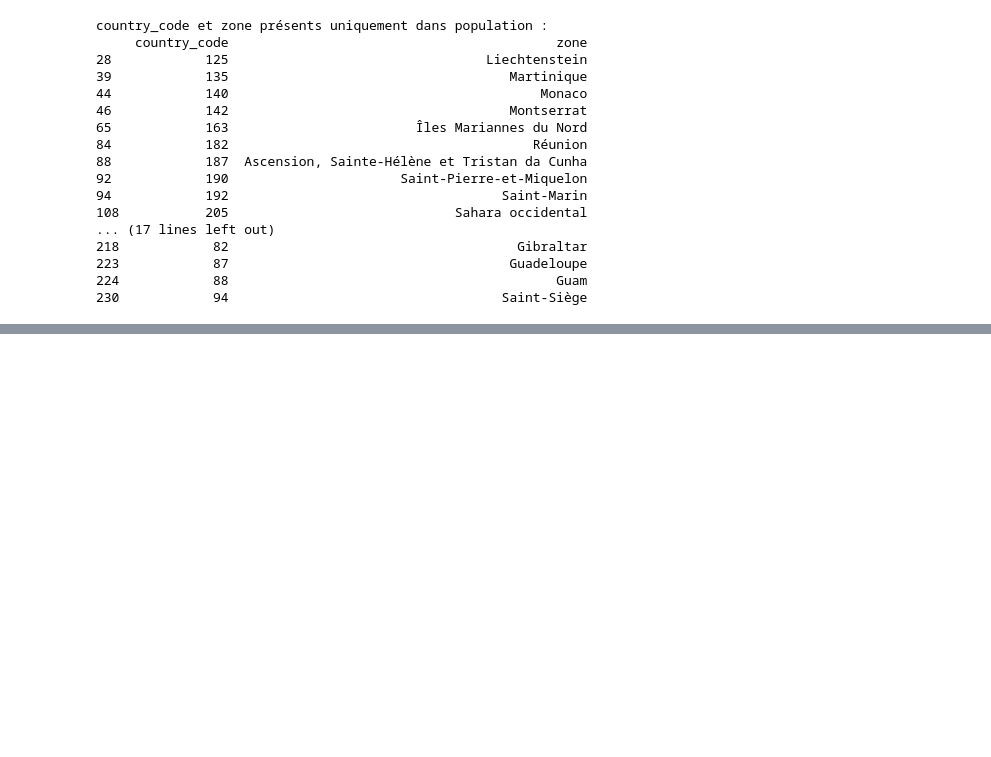
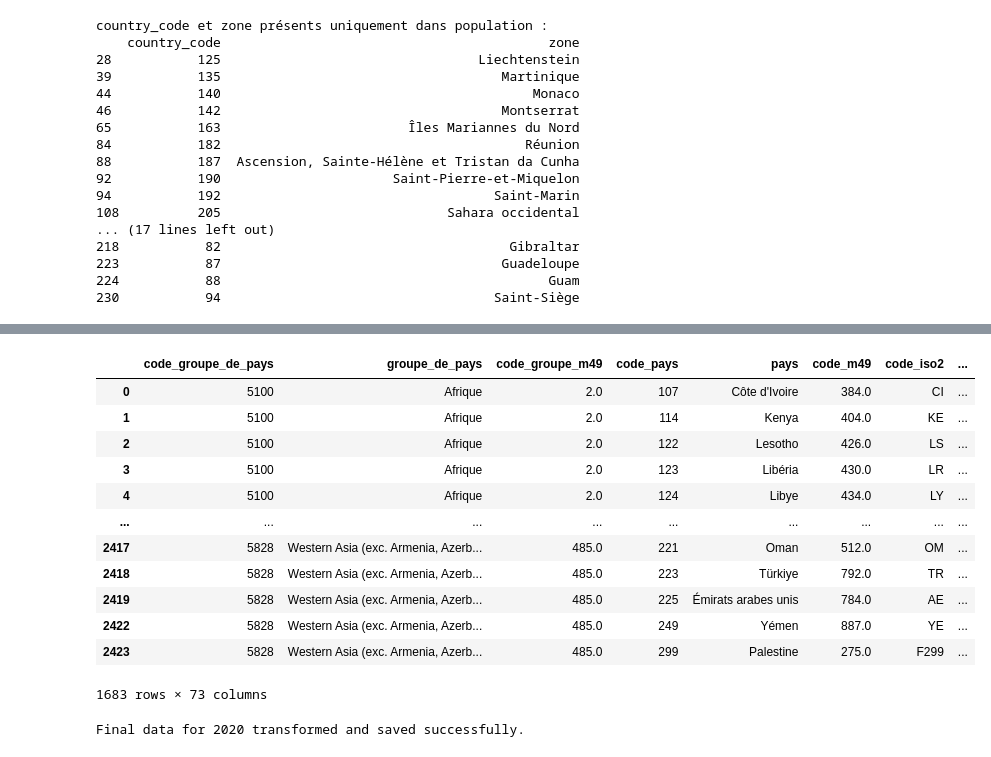
Before and after one commit to IshemZ/projet-poule-qui-chante, a Jupyter notebook: notebooks/merge.ipynb, the cells around one changed output, grey strips where cells are left out. Cells and saved outputs as stored; diff of their text form; code cells hidden in the pictures; blank space fills up the shorter version.

Commit message:
final data processing

```diff
--- a/notebooks/merge.ipynb
+++ b/notebooks/merge.ipynb
@@ -114,0 +146,30 @@ KeyError: 'country_code'
+# %%
+def clean_df(df_merged):
+    df_merged = df_merged.drop(columns=['country_code_secu', 'country_code_indices'])
+    df_merged = df_merged.dropna(subset=['country_code', 'zone_secu', 'zone_indices'])
+    return df_merged
+
+df_merged = clean_df(df_merged)
+df_merged
+# %% [output]
+|  | code_groupe_de_pays | groupe_de_pays | code_groupe_m49 | code_pays | pays | code_m49 | code_iso2 | ... |
+| 0 | 5100 | Afrique | 2.0 | 107 | Côte d'Ivoire | 384.0 | CI | ... |
+| 1 | 5100 | Afrique | 2.0 | 114 | Kenya | 404.0 | KE | ... |
+| 2 | 5100 | Afrique | 2.0 | 122 | Lesotho | 426.0 | LS | ... |
+| 3 | 5100 | Afrique | 2.0 | 123 | Libéria | 430.0 | LR | ... |
+| 4 | 5100 | Afrique | 2.0 | 124 | Libye | 434.0 | LY | ... |
+| ... | ... | ... | ... | ... | ... | ... | ... | ... |
+| 2417 | 5828 | Western Asia (exc. Armenia, Azerb... | 485.0 | 221 | Oman | 512.0 | OM | ... |
+| 2418 | 5828 | Western Asia (exc. Armenia, Azerb... | 485.0 | 223 | Türkiye | 792.0 | TR | ... |
+| 2419 | 5828 | Western Asia (exc. Armenia, Azerb... | 485.0 | 225 | Émirats arabes unis | 784.0 | AE | ... |
+| 2422 | 5828 | Western Asia (exc. Armenia, Azerb... | 485.0 | 249 | Yémen | 887.0 | YE | ... |
+| 2423 | 5828 | Western Asia (exc. Armenia, Azerb... | 485.0 | 299 | Palestine | 275.0 | F299 | ... |
+1683 rows × 73 columns
+# %%
+def save_merge_csv(df_merged):
+    df_merged.to_csv("../export/final_data_2020.csv", index=False, sep=",", encoding="utf-8-sig")
+    print("Final data for 2020 transformed and saved successfully.")
+
+save_merge_csv(df_merged)
+# %% [output]
+Final data for 2020 transformed and saved successfully.
```
Also changed, not shown: parts of 5 cells of this notebook, 1 other file.
